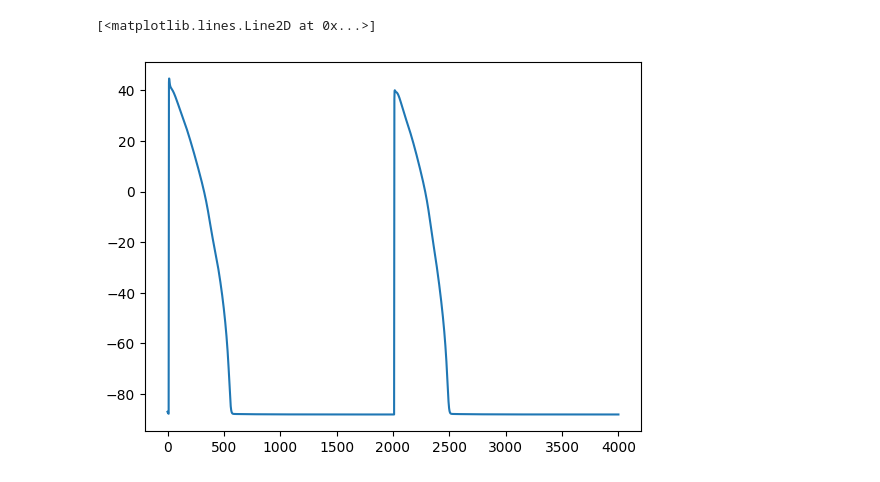
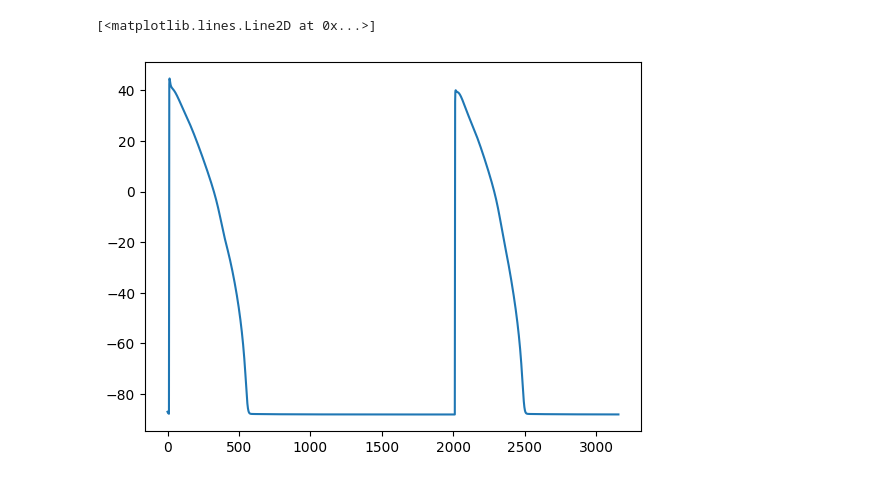
Before and after one commit to IritaSee/gpu_code_ground_up, a Jupyter notebook: result/parse.ipynb, the cells around one changed output. Saved outputs shown, nothing was run; the diff lists cells and outputs as text; code cells hidden in the pictures.

```diff
--- a/result/parse.ipynb
+++ b/result/parse.ipynb
@@ -1,7 +1,7 @@
 # %%
 import matplotlib.pyplot as plt
 import pandas as pd
-alldata = pd.read_csv('static_dt_set.csv')
+alldata = pd.read_csv('done.csv')
 # %%
 alldata
 # %% [output]
@@ -96,5 +115,5 @@ core0
 # %%
-plt.plot(core0[:15000]['tcurr'],core0[:15000]['states'])
+plt.plot(core0['tcurr'],core0['states'])
 # %% [output]
 [<matplotlib.lines.Line2D at 0x...>]
-[figure, old version]
+[figure, new version]
```
Also changed, not shown: parts of 11 cells of this notebook, 4 other files.
